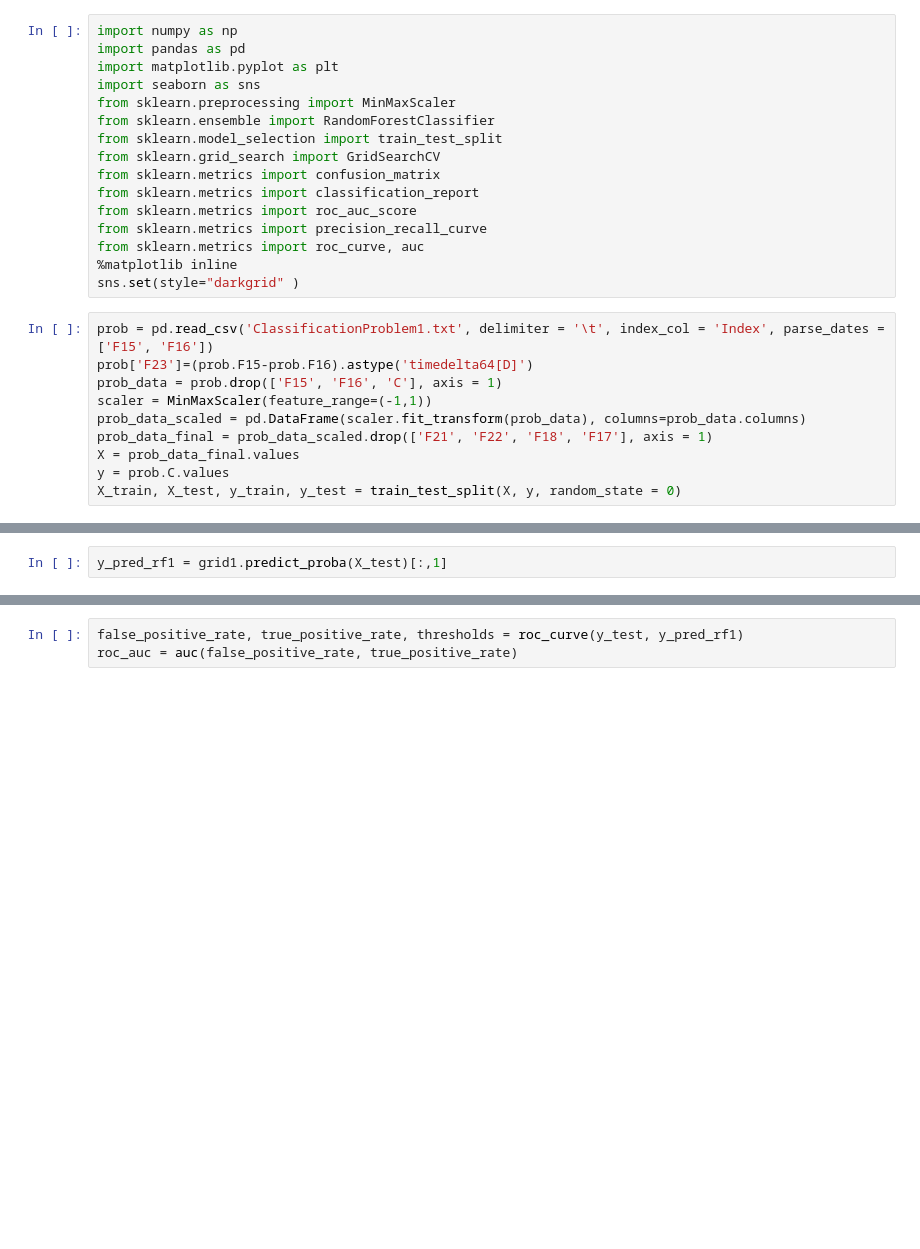
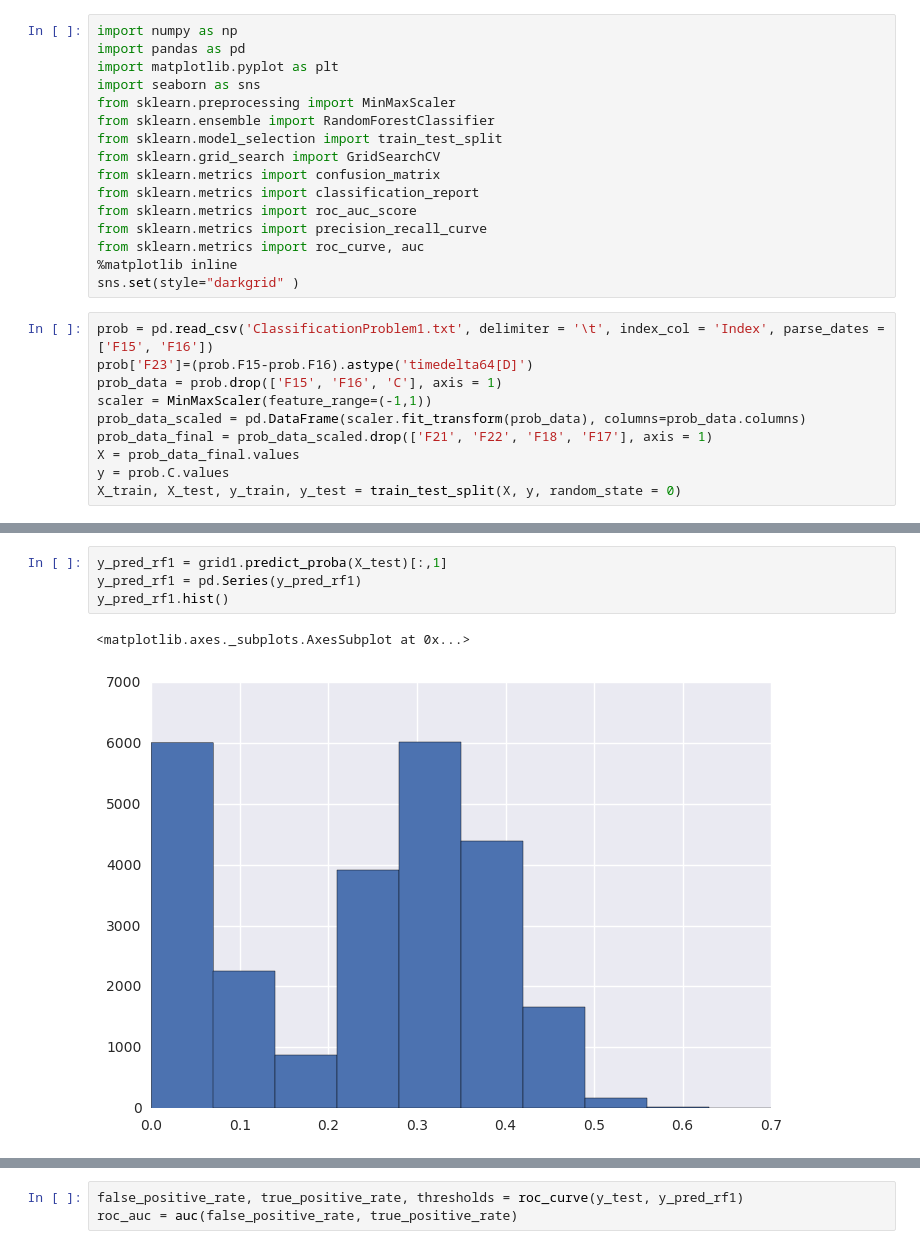
Before and after one commit to aniketb05/people_task, a Jupyter notebook: RF_evaluation.ipynb, the cells around one changed output, grey strips where cells are left out. Cells and saved outputs as stored; diff of their text form; blank space fills up the shorter version.

```diff
--- a/RF_evaluation.ipynb
+++ b/RF_evaluation.ipynb
@@ -93,2 +81,7 @@ RandomForestClassifier(bootstrap=True, class_weight={0: 0.25, 1: 0.75},
 # %%
 y_pred_rf1 = grid1.predict_proba(X_test)[:,1]
+y_pred_rf1 = pd.Series(y_pred_rf1)
+y_pred_rf1.hist()
+# %% [output]
+<matplotlib.axes._subplots.AxesSubplot at 0x...>
+[figure, added]
```
Also changed, not shown: parts of 13 cells of this notebook.
